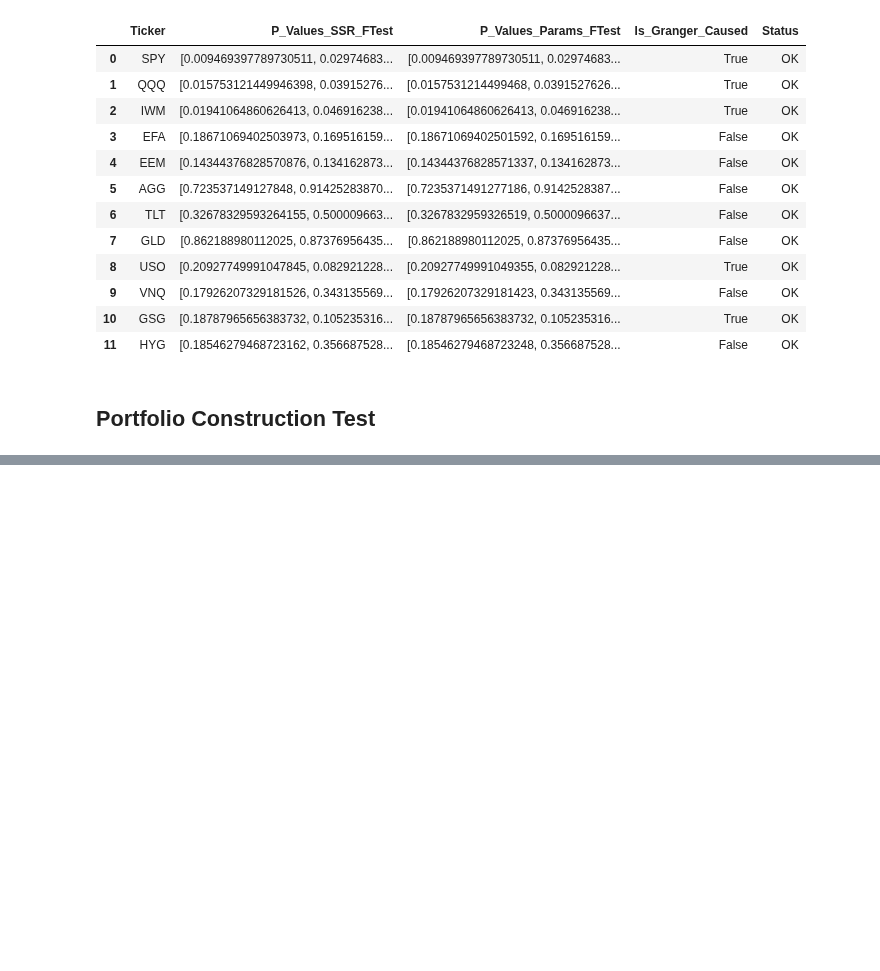
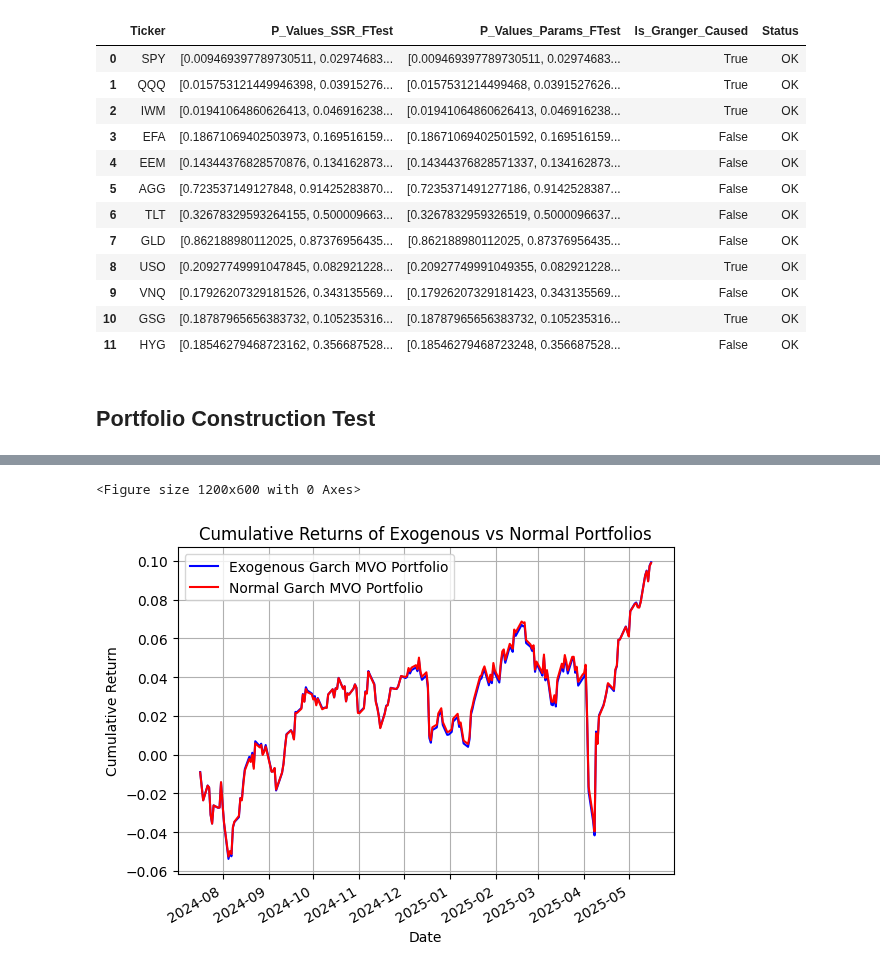
Before and after one commit to Kunj121/MacroFinance_HW2, a Jupyter notebook: project/regressions.ipynb, the cells around one changed output, grey strips where cells are left out. Drawn from its saved outputs; the diff is of its cells as text; code cells hidden in the pictures; blank space fills up the shorter version.

```diff
--- a/project/regressions.ipynb
+++ b/project/regressions.ipynb
@@ -626,0 +646,16 @@ granger_summary_df
+# %%
+normal_portfolio_rets = pmh.calc_dynamic_tangency_weights(
+    returns=rets_df,
+    variances=normal_garch,
+    annual_factor=252,
+    cov_regularization=1,
+    return_port_ret=True
+)
+# %%
+exogenous_portfolio_rets = pmh.calc_dynamic_tangency_weights(
+    returns=rets_df,
+    variances=exogenous_garch,
+    annual_factor=252,
+    cov_regularization=1,
+    return_port_ret=True
+)
@@ -626,0 +678,19 @@ granger_summary_df
+# %%
+exogenous_cum_rets = (1 + exogenous_portfolio_rets).cumprod() - 1
+normal_cum_rets = (1 + normal_portfolio_rets).cumprod() - 1
+# %%
+exogenous_cum_rets.columns = ['Exogenous Garch MVO Portfolio']
+normal_cum_rets.columns = ['Normal Garch MVO Portfolio']
+# %%
+plt.figure(figsize=(12, 6))
+ax = exogenous_cum_rets.plot(label='Exogenous Portfolio', color='blue')  # First plot returns the axes
+normal_cum_rets.plot(ax=ax, label='Normal Portfolio', color='red')       # Second plot uses the same axes
+plt.title('Cumulative Returns of Exogenous vs Normal Portfolios')
+plt.xlabel('Date')
+plt.ylabel('Cumulative Return')
+plt.legend()
+plt.grid(True)
+plt.show()
+# %% [output]
+<Figure size 1200x600 with 0 Axes>
+[figure, added]
```
Also changed, not shown: parts of 31 cells of this notebook, 1 other file.
